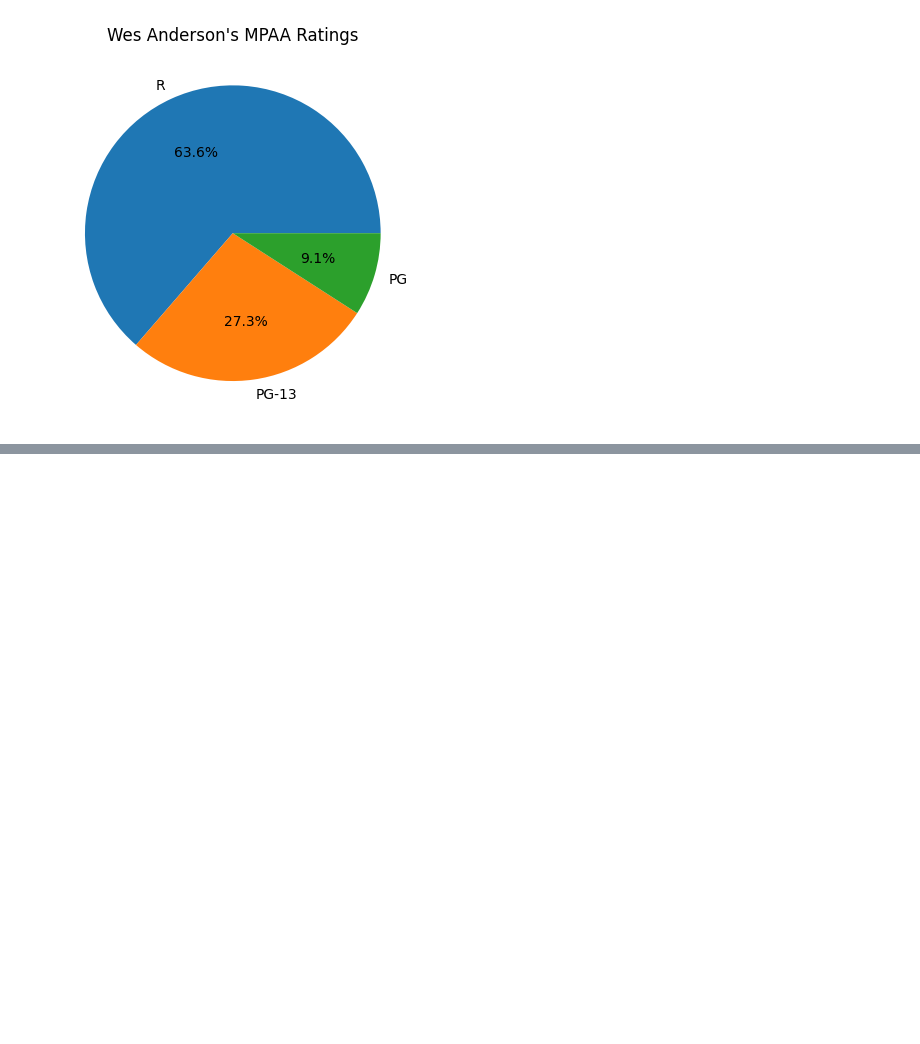
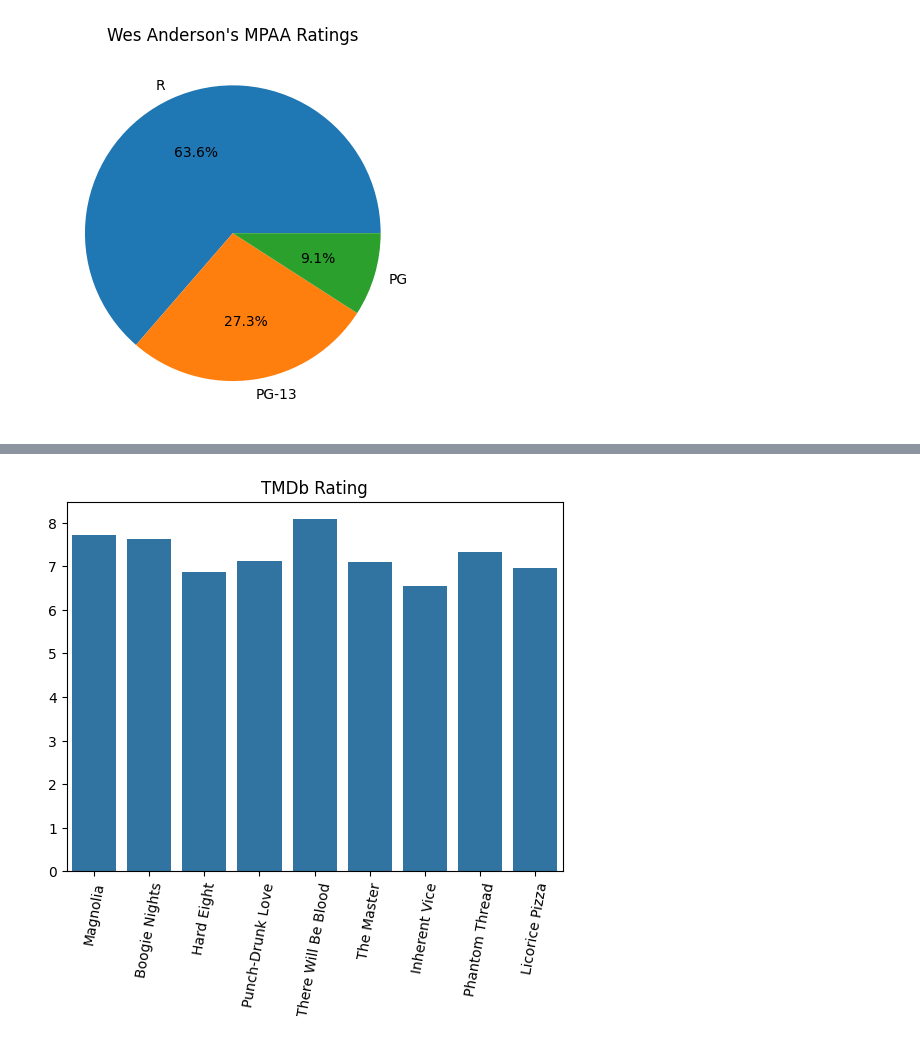
Before and after one commit to DKSaller/Anderson-v-Anderson, a Jupyter notebook: capstone.ipynb, the cells around one changed output, grey strips where cells are left out. Drawn from its saved outputs; the diff is of its cells as text; code cells hidden in the pictures; blank space fills up the shorter version.

```diff
--- a/capstone.ipynb
+++ b/capstone.ipynb
@@ -1697,6 +1701,8 @@ plt.show()
+# %%
+pta_df['box_office'] = pta_df['box_office'].str.replace('$','')
 # %%
 pta_df['RT_critic_score'] = pta_df['RT_critic_score'].str.replace('%','').astype(float)/10
 # %%
 pta_df['RT_audience_score'] = pta_df['RT_audience_score'].str.replace('%','').astype(float)/10
 # %%
-pta_df
+pta_df['box_office'] = pta_df['box_office'].apply(convert_to_float)
@@ -1713,0 +1709,10 @@ pta_df
+# %%
+sns.barplot(x = pta_df['Film'], y = pta_df['TMDb_rating'], color = '#1f77b4')
+plt.title('TMDb Rating')
+plt.xticks(rotation=80)
+plt.xlabel('')
+plt.ylabel('')
+plt.savefig('pta_tmdb_rating.png', bbox_inches='tight')
+plt.show()
+# %% [output]
+[figure, added]
```
Also changed, not shown: parts of 20 cells of this notebook, 6 other files.
